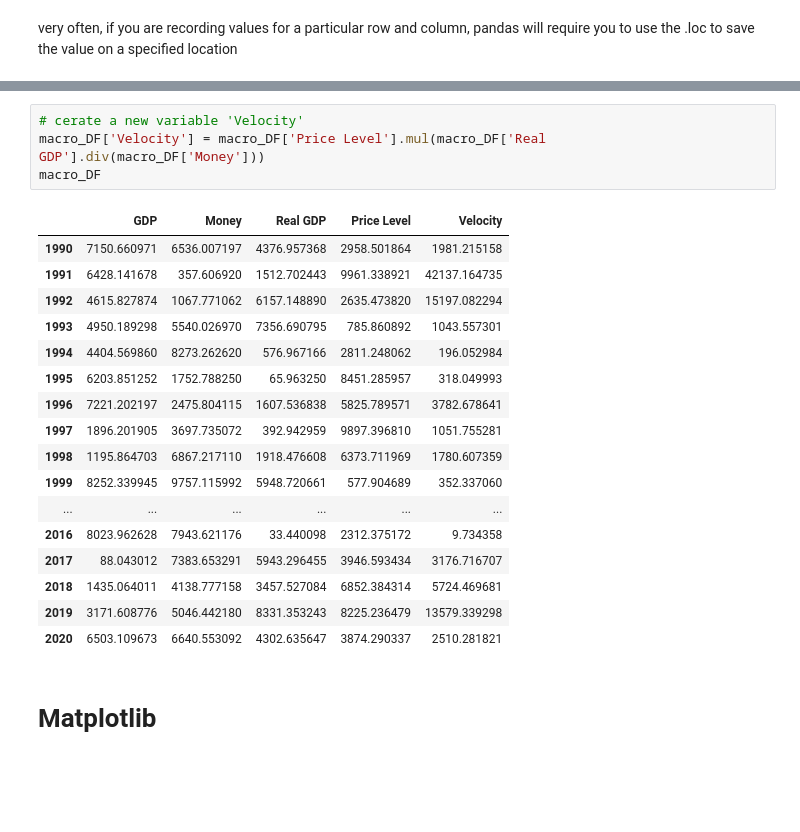
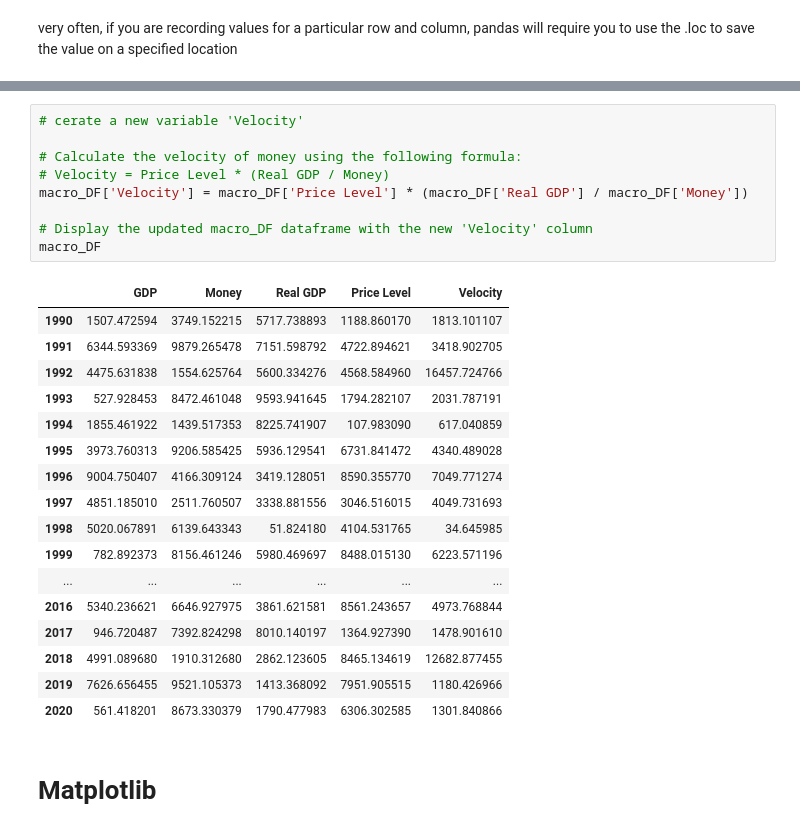
Before and after one commit to Tetteh96/ECON-611-Projects, a Jupyter notebook: Ch3/project4 - Ch3.ipynb, the cells around one changed output, grey strips where cells are left out. Drawn from its saved outputs; the diff is of its cells as text; blank space fills up the shorter version.

```diff
--- a/Ch3/project4 - Ch3.ipynb
+++ b/Ch3/project4 - Ch3.ipynb
@@ -539,25 +566,30 @@ macro_DF[['GDP']]
 # %%
 # cerate a new variable 'Velocity'
-macro_DF['Velocity'] = macro_DF['Price Level'].mul(macro_DF['Real GDP'].div(macro_DF['Money']))
+
+# Calculate the velocity of money using the following formula:
+# Velocity = Price Level * (Real GDP / Money)
+macro_DF['Velocity'] = macro_DF['Price Level'] * (macro_DF['Real GDP'] / macro_DF['Money'])
+
+# Display the updated macro_DF dataframe with the new 'Velocity' column
 macro_DF
 # %% [output]
 |  | GDP | Money | Real GDP | Price Level | Velocity |
-| 1990 | 7150.660971 | 6536.007197 | 4376.957368 | 2958.501864 | 1981.215158 |
-| 1991 | 6428.141678 | 357.606920 | 1512.702443 | 9961.338921 | 42137.164735 |
-| 1992 | 4615.827874 | 1067.771062 | 6157.148890 | 2635.473820 | 15197.082294 |
-| 1993 | 4950.189298 | 5540.026970 | 7356.690795 | 785.860892 | 1043.557301 |
-| 1994 | 4404.569860 | 8273.262620 | 576.967166 | 2811.248062 | 196.052984 |
-| 1995 | 6203.851252 | 1752.788250 | 65.963250 | 8451.285957 | 318.049993 |
-| 1996 | 7221.202197 | 2475.804115 | 1607.536838 | 5825.789571 | 3782.678641 |
-| 1997 | 1896.201905 | 3697.735072 | 392.942959 | 9897.396810 | 1051.755281 |
-| 1998 | 1195.864703 | 6867.217110 | 1918.476608 | 6373.711969 | 1780.607359 |
-| 1999 | 8252.339945 | 9757.115992 | 5948.720661 | 577.904689 | 352.337060 |
+| 1990 | 1507.472594 | 3749.152215 | 5717.738893 | 1188.860170 | 1813.101107 |
+| 1991 | 6344.593369 | 9879.265478 | 7151.598792 | 4722.894621 | 3418.902705 |
+| 1992 | 4475.631838 | 1554.625764 | 5600.334276 | 4568.584960 | 16457.724766 |
+| 1993 | 527.928453 | 8472.461048 | 9593.941645 | 1794.282107 | 2031.787191 |
+| 1994 | 1855.461922 | 1439.517353 | 8225.741907 | 107.983090 | 617.040859 |
+| 1995 | 3973.760313 | 9206.585425 | 5936.129541 | 6731.841472 | 4340.489028 |
+| 1996 | 9004.750407 | 4166.309124 | 3419.128051 | 8590.355770 | 7049.771274 |
+| 1997 | 4851.185010 | 2511.760507 | 3338.881556 | 3046.516015 | 4049.731693 |
+| 1998 | 5020.067891 | 6139.643343 | 51.824180 | 4104.531765 | 34.645985 |
+| 1999 | 782.892373 | 8156.461246 | 5980.469697 | 8488.015130 | 6223.571196 |
 | ... | ... | ... | ... | ... | ... |
-| 2016 | 8023.962628 | 7943.621176 | 33.440098 | 2312.375172 | 9.734358 |
-| 2017 | 88.043012 | 7383.653291 | 5943.296455 | 3946.593434 | 3176.716707 |
-| 2018 | 1435.064011 | 4138.777158 | 3457.527084 | 6852.384314 | 5724.469681 |
-| 2019 | 3171.608776 | 5046.442180 | 8331.353243 | 8225.236479 | 13579.339298 |
-| 2020 | 6503.109673 | 6640.553092 | 4302.635647 | 3874.290337 | 2510.281821 |
+| 2016 | 5340.236621 | 6646.927975 | 3861.621581 | 8561.243657 | 4973.768844 |
+| 2017 | 946.720487 | 7392.824298 | 8010.140197 | 1364.927390 | 1478.901610 |
+| 2018 | 4991.089680 | 1910.312680 | 2862.123605 | 8465.134619 | 12682.877455 |
+| 2019 | 7626.656455 | 9521.105373 | 1413.368092 | 7951.905515 | 1180.426966 |
+| 2020 | 561.418201 | 8673.330379 | 1790.477983 | 6306.302585 | 1301.840866 |
 # %% [markdown]
 # Matplotlib
 # %% [markdown]
```
Also changed, not shown: parts of 36 cells of this notebook.
